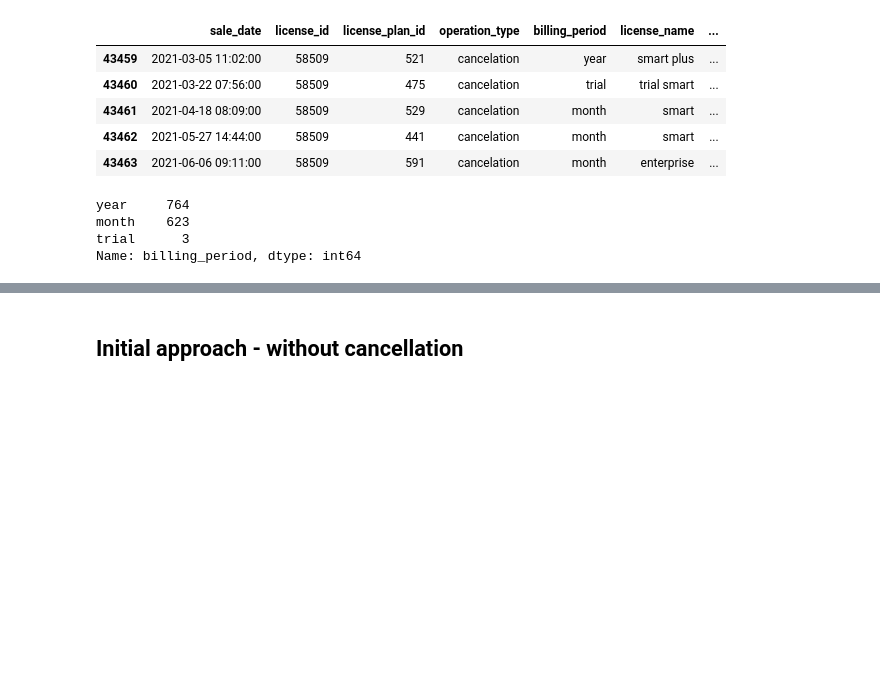
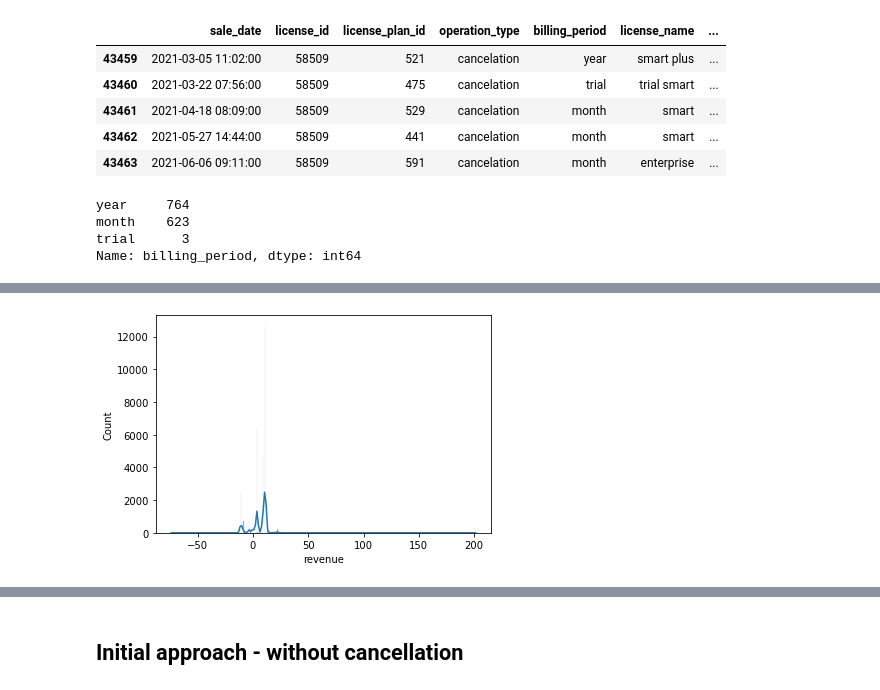
Before and after one commit to aldamepi/BI-web-subscriptions, a Jupyter notebook: testTask_data-amengual-aug22.ipynb, the cells around one changed output, grey strips where cells are left out. Cells and saved outputs as stored; diff of their text form; code cells hidden in the pictures; blank space fills up the shorter version.

```diff
--- a/testTask_data-amengual-aug22.ipynb
+++ b/testTask_data-amengual-aug22.ipynb
@@ -1438,0 +1435,18 @@ Name: billing_period, dtype: int64
+# %%
+cust_rev_b = subs[subs.billing_period != 'trial'].pivot_table(values = 'billing_plan_price',
+                                                              index = ['sale_year',
+                                                                       'sale_month',
+                                                                       'license_id',
+                                                                       'billing_period'],
+                                                              columns = 'operation_type',
+                                                              aggfunc = ['count','sum'],
+                                                              fill_value = 0)
+
+cust_rev_b.columns = ['n_cancel', 'n_purch', 'cancel_amount', 'purch_amount']
+
+cust_rev_b['freq'] = cust_rev_b.n_purch-cust_rev_b.n_cancel
+cust_rev_b['revenue'] = cust_rev_b.purch_amount-cust_rev_b.cancel_amount
+
+cust_rev_b.reset_index(inplace = True)
+
+cust_rev_b
@@ -1438,0 +1470,3 @@ Name: billing_period, dtype: int64
+# %%
+cust_rev_month = cust_rev_b[(cust_rev_b.billing_period == 'month') & (cust_rev_b.sale_month.isin(list(range(1,6))))]
+cust_rev_month
@@ -1438,0 +1487,4 @@ Name: billing_period, dtype: int64
+# %%
+sns.histplot(data = cust_rev_month, x='revenue', kde=True);
+# %% [output]
+[figure, added]
```
Also changed, not shown: parts of 30 cells of this notebook.
